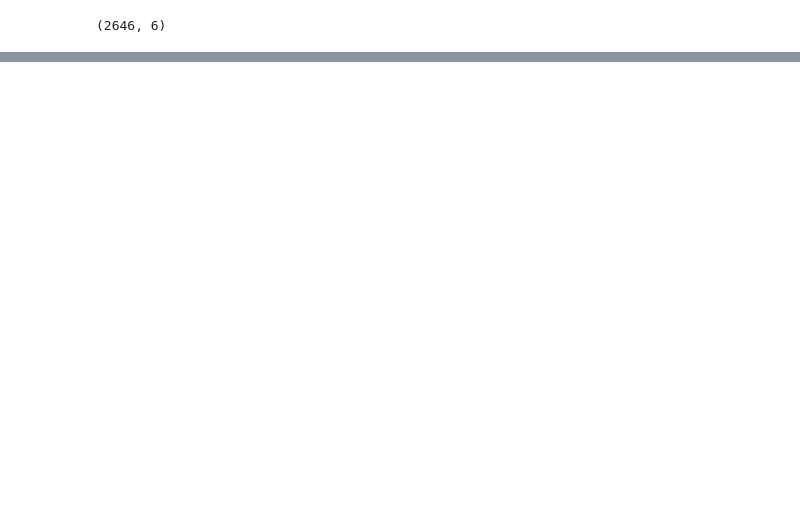
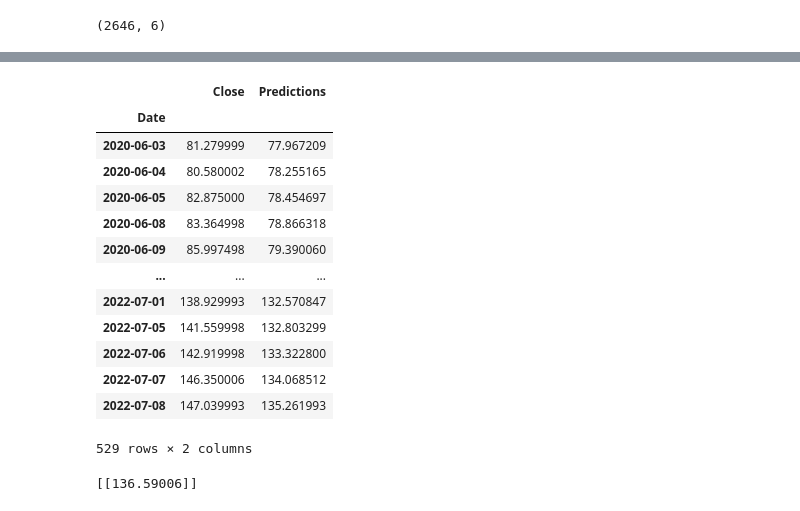
Before and after one commit to SeanIvers/LSTM_Stock_Prediction, a Jupyter notebook: LSTM_Stock.ipynb, the cells around one changed output, grey strips where cells are left out. Drawn from its saved outputs; the diff is of its cells as text; code cells hidden in the pictures; blank space fills up the shorter version.

Commit message:
Prediction complete

```diff
--- a/LSTM_Stock.ipynb
+++ b/LSTM_Stock.ipynb
@@ -34,0 +142,10 @@ df.shape
+# %%
+# Convert the data to a numpy array
+x_test = np.array(x_test)
+# %%
+# Reshape the data
+x_test = np.reshape(x_test, (x_test.shape[0], x_test.shape[1], 1))
+# %%
+# Get the models predicted price values
+predictions = model.predict(x_test)
+predictions = scaler.inverse_transform(predictions)
@@ -34,0 +158,15 @@ df.shape
+# %%
+# Plot the data
+train = data[:training_data_len]
+valid = data[training_data_len:]
+valid['Predictions'] = predictions
+
+# Visualize the data
+plt.figure(figsize=(16, 8))
+plt.title("Model")
+plt.xlabel("Date", fontsize=18)
+plt.ylabel('Close Price USD ($)', fontsize=18)
+plt.plot(train['Close'])
+plt.plot(valid[['Close', 'Predictions']])
+plt.legend(['Train', 'Val', 'Predictions'], loc='lower right')
+plt.show()
@@ -34,0 +180,51 @@ df.shape
+# %%
+# Show the valid and predicted prices
+valid
+# %% [output]
+|  | Close | Predictions |
+| Date |  |  |
+| 2020-06-03 | 81.279999 | 77.967209 |
+| 2020-06-04 | 80.580002 | 78.255165 |
+| 2020-06-05 | 82.875000 | 78.454697 |
+| 2020-06-08 | 83.364998 | 78.866318 |
+| 2020-06-09 | 85.997498 | 79.390060 |
+| ... | ... | ... |
+| 2022-07-01 | 138.929993 | 132.570847 |
+| 2022-07-05 | 141.559998 | 132.803299 |
+| 2022-07-06 | 142.919998 | 133.322800 |
+| 2022-07-07 | 146.350006 | 134.068512 |
+| 2022-07-08 | 147.039993 | 135.261993 |
+529 rows × 2 columns
+# %%
+# Get the quote
+apple_quote = web.DataReader('AAPL', data_source='yahoo', start='2012-01-01', end='2022-07-08')
+
+# Create a new dataframe
+new_df = apple_quote.filter(['Close'])
+
+# Get the last 60 day closing price values and convert the dataframe to an array
+last_60_days = new_df[-60:].values
+
+# Scale the data to be values between 0 and 1
+last_60_days_scaled = scaler.transform(last_60_days)
+
+# Create an empty list
+X_test = []
+
+# Append the past 60 days
+X_test.append(last_60_days_scaled)
+
+# Convert the X_test data set to a numpy array
+X_test = np.array(X_test)
+
+# Reshape the data
+X_test = np.reshape(X_test, (X_test.shape[0], X_test.shape[1], 1))
+
+# Get the predicted scaled price
+pred_price = model.predict(X_test)
+
+# Undo the scaling
+pred_price = scaler.inverse_transform(pred_price)
+print(pred_price)
+# %% [output]
+[[136.59006]]
```
Also changed, not shown: parts of 14 cells of this notebook.
